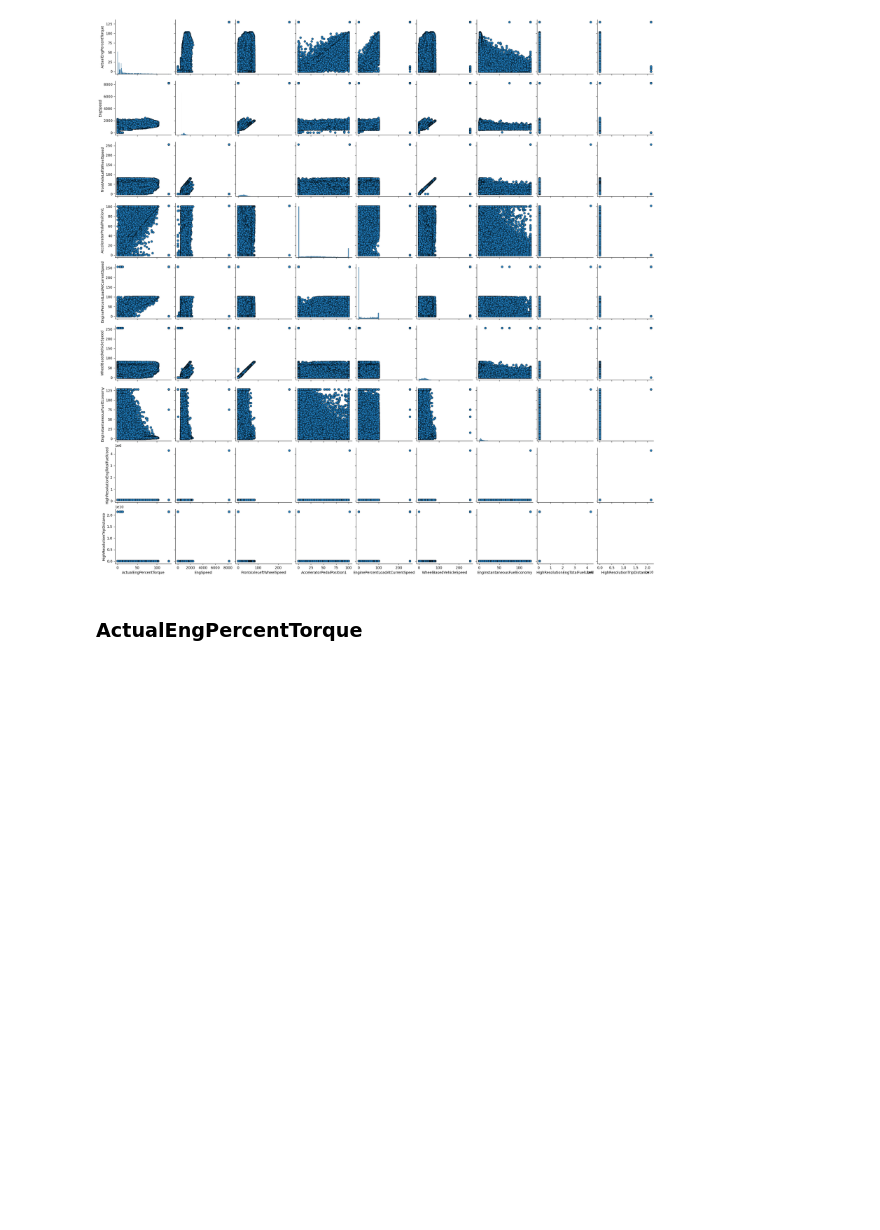
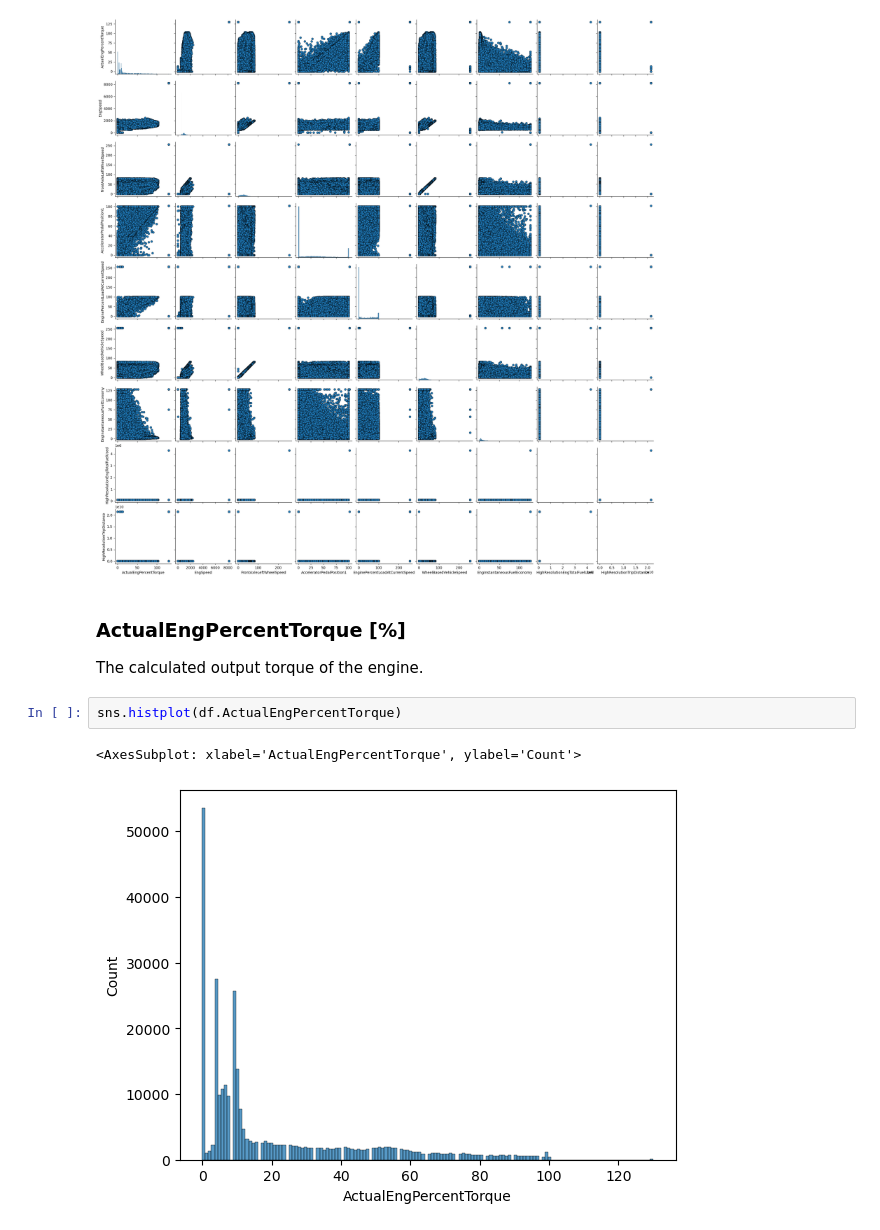
Before and after one commit to piotr-druzdzel/Semi-Supervised-Regression-with-Bus-Data, a Jupyter notebook: main.ipynb, the cells around one changed output. Drawn from its saved outputs; the diff is of its cells as text; blank space fills up the shorter version.

```diff
--- a/main.ipynb
+++ b/main.ipynb
@@ -93,5 +95,11 @@ sns.pairplot(df, plot_kws=dict(edgecolor="black"))
 # %% [output]
 <seaborn.axisgrid.PairGrid at 0x...>
 [figure]
-# %% [markdown]
-### ActualEngPercentTorque
+# %% [markdown]
+### ActualEngPercentTorque [%]
+The calculated output torque of the engine.
+# %%
+sns.histplot(df.ActualEngPercentTorque)
+# %% [output]
+<AxesSubplot: xlabel='ActualEngPercentTorque', ylabel='Count'>
+[figure, added]
```
Also changed, not shown: parts of 14 cells of this notebook.
